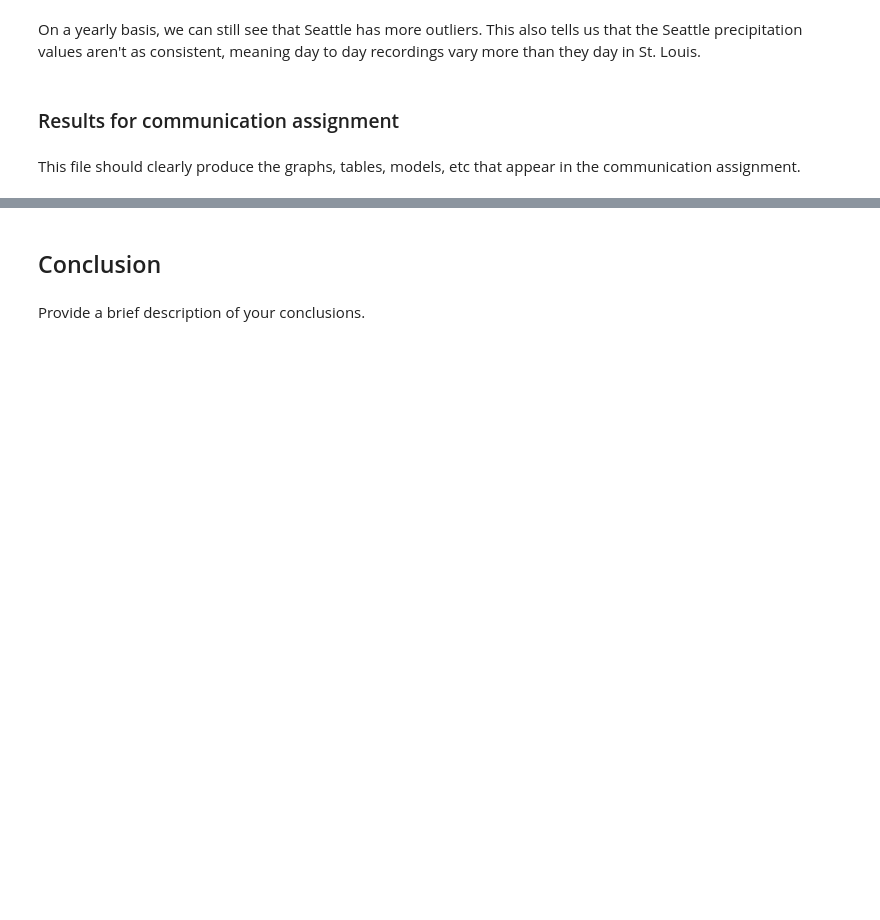
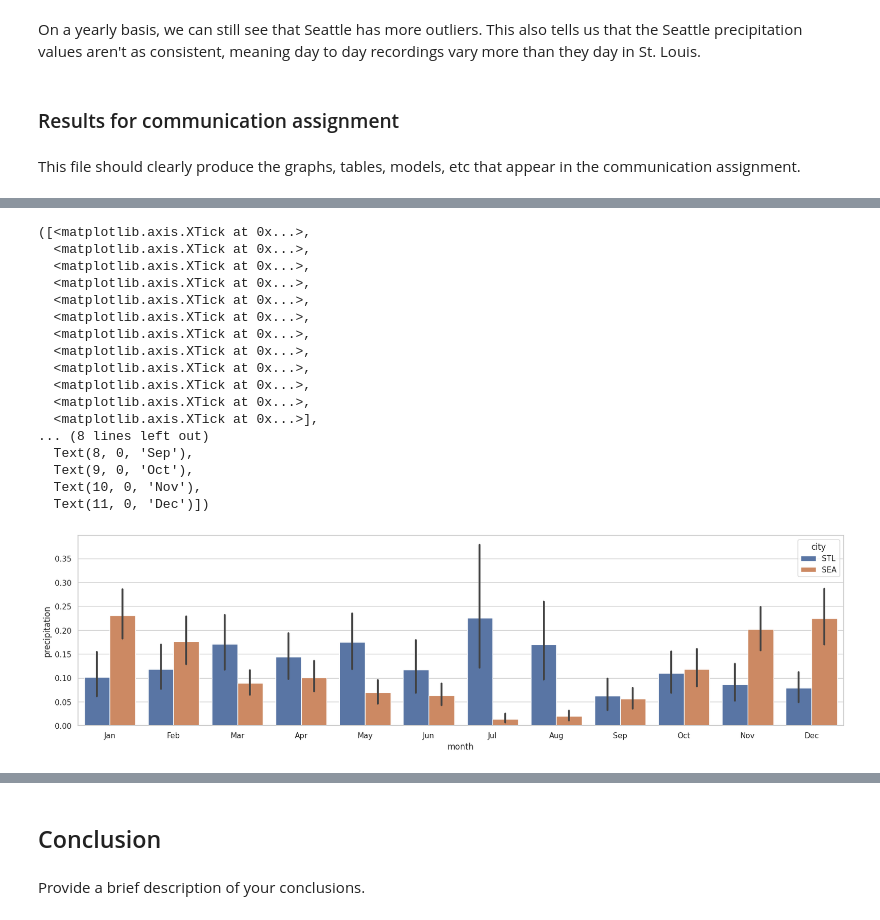
Before and after one commit to hopecrosier/Seattle-Weather, a Jupyter notebook: Notebooks/Data_Analysis.ipynb, the cells around one changed output, grey strips where cells are left out. Cells and saved outputs as stored; diff of their text form; code cells hidden in the pictures; blank space fills up the shorter version.

```diff
--- a/Notebooks/Data_Analysis.ipynb
+++ b/Notebooks/Data_Analysis.ipynb
@@ -201,0 +211,23 @@ This file should clearly produce the graphs, tables, models, etc that appear in
+# %%
+plt.figure(figsize=(20,5))
+sns.barplot(data = df, x = 'month', y = 'precipitation', hue = 'city')
+plt.xticks([0, 1, 2, 3, 4, 5, 6, 7, 8, 9, 10, 11], ['Jan', 'Feb', 'Mar', 'Apr', 'May', 'Jun', 'Jul', 'Aug', 'Sep', 'Oct', 'Nov', 'Dec'])
+# %% [output]
+([<matplotlib.axis.XTick at 0x...>,
+  <matplotlib.axis.XTick at 0x...>,
+  <matplotlib.axis.XTick at 0x...>,
+  <matplotlib.axis.XTick at 0x...>,
+  <matplotlib.axis.XTick at 0x...>,
+  <matplotlib.axis.XTick at 0x...>,
+  <matplotlib.axis.XTick at 0x...>,
+  <matplotlib.axis.XTick at 0x...>,
+  <matplotlib.axis.XTick at 0x...>,
+  <matplotlib.axis.XTick at 0x...>,
+  <matplotlib.axis.XTick at 0x...>,
+  <matplotlib.axis.XTick at 0x...>],
+... (8 lines left out)
+  Text(8, 0, 'Sep'),
+  Text(9, 0, 'Oct'),
+  Text(10, 0, 'Nov'),
+  Text(11, 0, 'Dec')])
+[figure, added]
```
Also changed, not shown: parts of 14 cells of this notebook.
